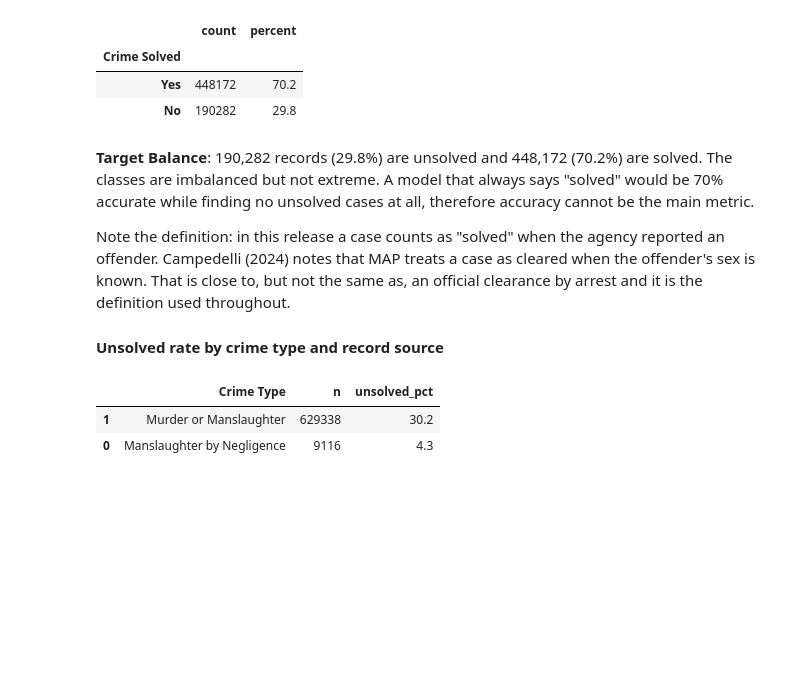
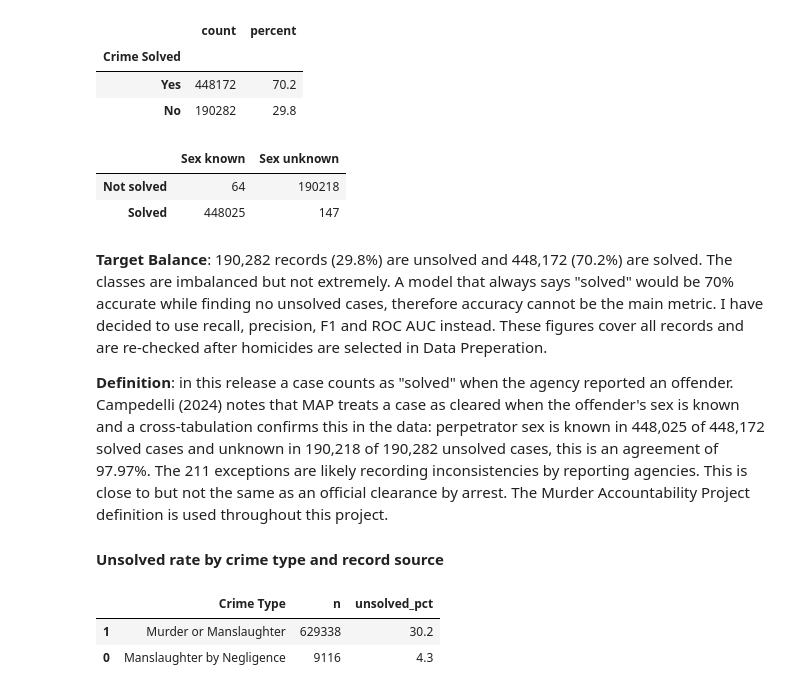
Before and after one commit to isabellelynch/WhoGetsJustice-DataAnalytics-2026, a Jupyter notebook: notebook/who-gets-justice.ipynb, the cells around one changed output. Saved outputs shown, nothing was run; the diff lists cells and outputs as text; code cells hidden in the pictures; blank space fills up the shorter version.

```diff
--- a/notebook/who-gets-justice.ipynb
+++ b/notebook/who-gets-justice.ipynb
@@ -204,10 +256,22 @@ target
 | Crime Solved |  |  |
 | Yes | 448172 | 70.2 |
 | No | 190282 | 29.8 |
+# %%
+check = pd.crosstab(
+    raw["Crime Solved"].map({"Yes": "Solved", "No": "Not solved"}),
+    raw["Perpetrator Sex"].eq("Unknown").map({False: "Sex known", True: "Sex unknown"}),
+)
+check.index.name = None
+check.columns.name = None
+check.loc[["Not solved", "Solved"], ["Sex known", "Sex unknown"]]
+# %% [output]
+|  | Sex known | Sex unknown |
+| Not solved | 64 | 190218 |
+| Solved | 448025 | 147 |
 # %% [markdown]
-**Target Balance**: 190,282 records (29.8%) are unsolved and 448,172 (70.2%) are solved. The classes are imbalanced but not extreme. A model that always says "solved" would be 70% accurate while finding no unsolved cases at all, therefore accuracy cannot be the main metric.
+**Target Balance**: 190,282 records (29.8%) are unsolved and 448,172 (70.2%) are solved. The classes are imbalanced but not extremely. A model that always says "solved" would be 70% accurate while finding no unsolved cases, therefore accuracy cannot be the main metric. I have decided to use recall, precision, F1 and ROC AUC instead. These figures cover all records and are re-checked after homicides are selected in Data Preperation.
 
-Note the definition: in this release a case counts as "solved" when the agency reported an offender. Campedelli (2024) notes that MAP treats a case as cleared when the offender's sex is known. That is close to, but not the same as, an official clearance by arrest and it is the definition used throughout.
+**Definition**: in this release a case counts as "solved" when the agency reported an offender. Campedelli (2024) notes that MAP treats a case as cleared when the offender's sex is known and a cross-tabulation confirms this in the data: perpetrator sex is known in 448,025 of 448,172 solved cases and unknown in 190,218 of 190,282 unsolved cases, this is an agreement of 97.97%. The 211 exceptions are likely recording inconsistencies by reporting agencies. This is close to but not the same as an official clearance by arrest. The Murder Accountability Project definition is used throughout this project.
 
 #### Unsolved rate by crime type and record source
 # %%
```
Also changed, not shown: parts of 7 cells of this notebook.
